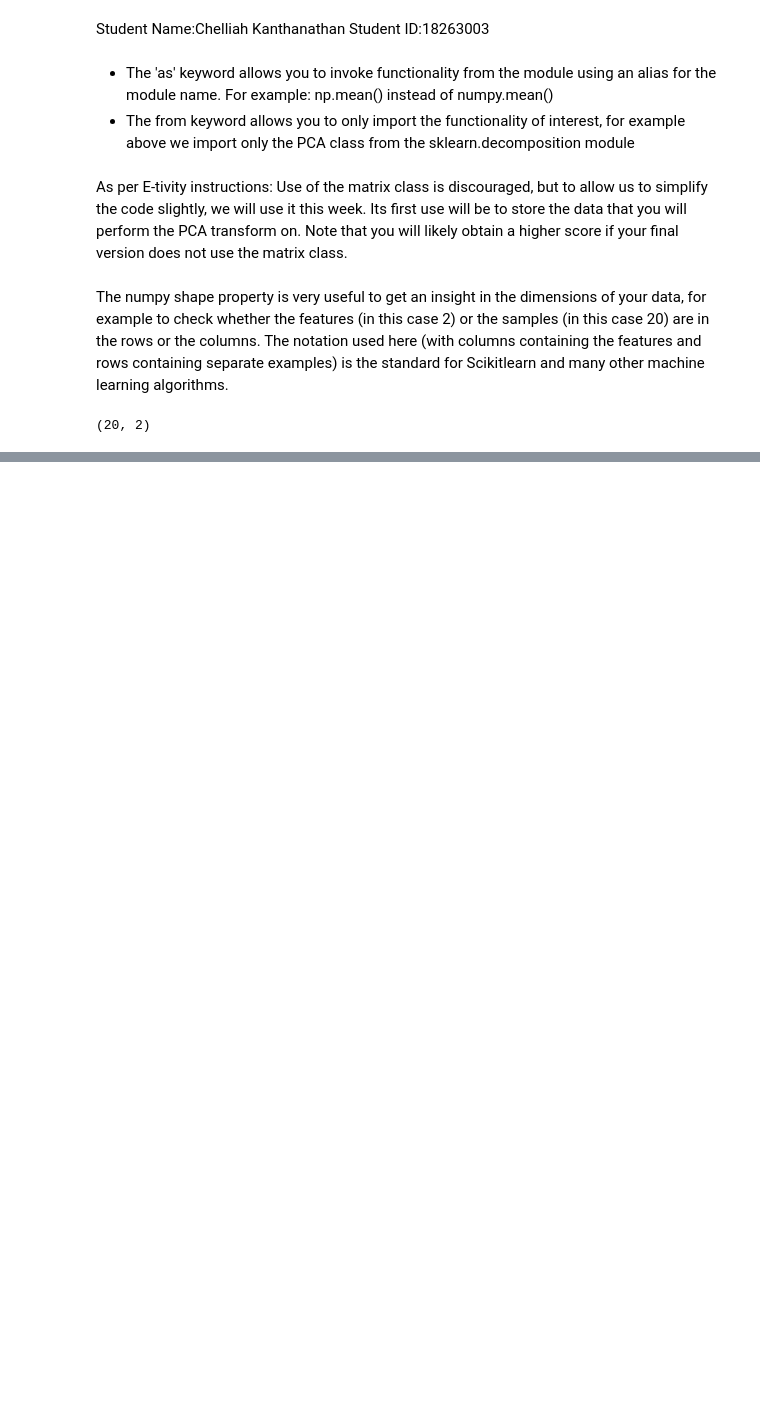
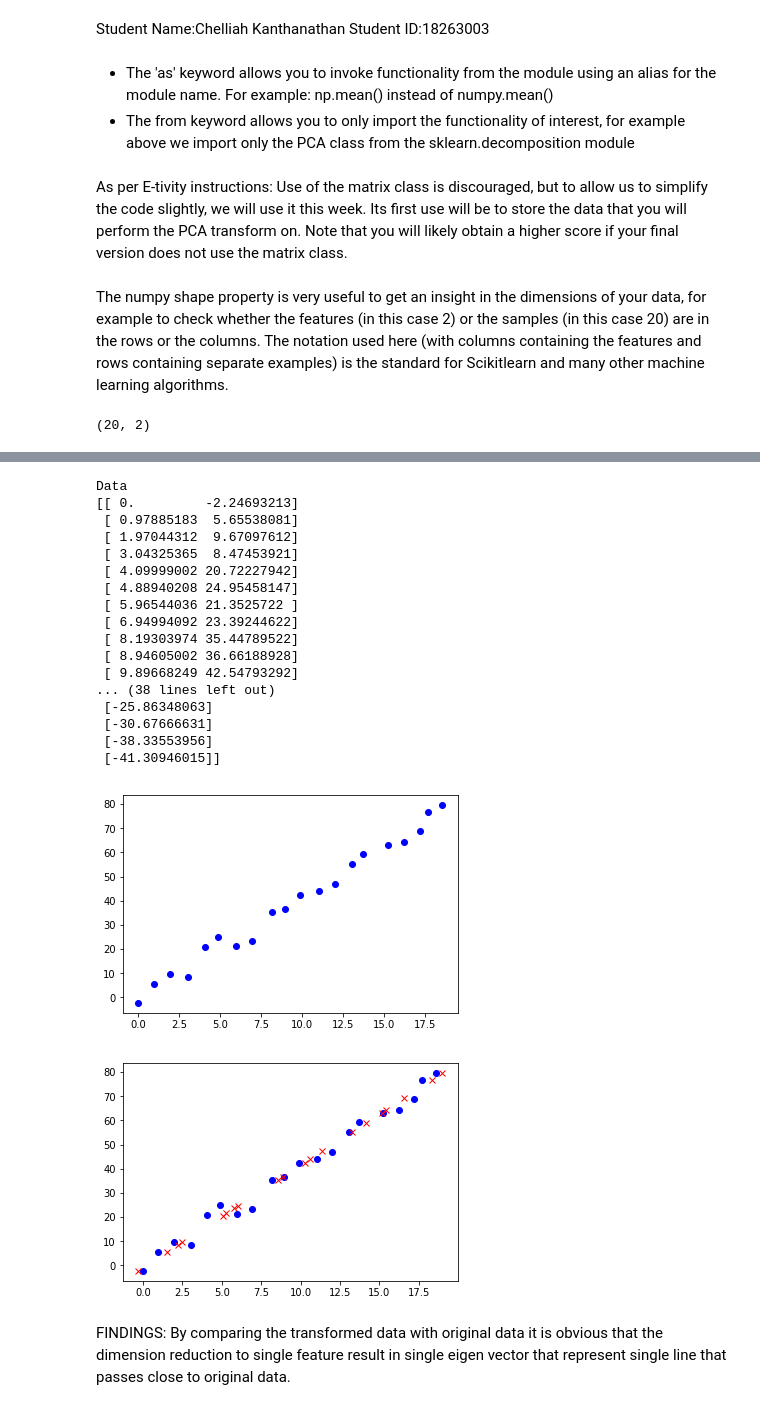
Before and after one commit to vipulpopat/MSCAI_CE4021_Week5, a Jupyter notebook: Etivity5.ipynb, the cells around one changed output, grey strips where cells are left out. Saved outputs shown, nothing was run; the diff lists cells and outputs as text; code cells hidden in the pictures; blank space fills up the shorter version.

```diff
--- a/Etivity5.ipynb
+++ b/Etivity5.ipynb
@@ -258,0 +299,27 @@ Findings: n_components represent number of components to keep, With n_components
+# %%
+# compare the dataset resulting from transform method with the original dataset
+pca3 = PrincipalComponentAnalysis(1)
+pca3.scikitfit()
+pca3.compare_dataset()
+# %% [output]
+Data
+[[ 0.         -2.24693213]
+ [ 0.97885183  5.65538081]
+ [ 1.97044312  9.67097612]
+ [ 3.04325365  8.47453921]
+ [ 4.09999002 20.72227942]
+ [ 4.88940208 24.95458147]
+ [ 5.96544036 21.3525722 ]
+ [ 6.94994092 23.39244622]
+ [ 8.19303974 35.44789522]
+ [ 8.94605002 36.66188928]
+ [ 9.89668249 42.54793292]
+... (38 lines left out)
+ [-25.86348063]
+ [-30.67666631]
+ [-38.33553956]
+ [-41.30946015]]
+[figure, added]
+[figure, added]
+# %% [markdown]
+FINDINGS: By comparing the transformed data with original data it is obvious that the dimension reduction to single feature result in single eigen vector that represent single line that passes close to original data.
```
Also changed, not shown: parts of 2 cells of this notebook.
